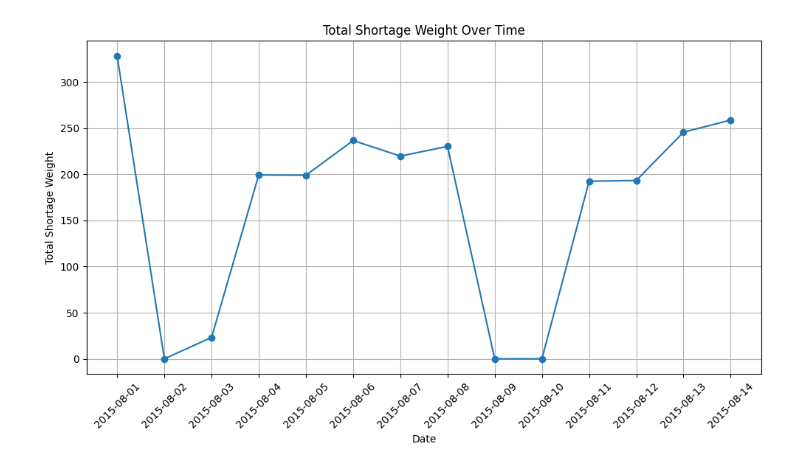
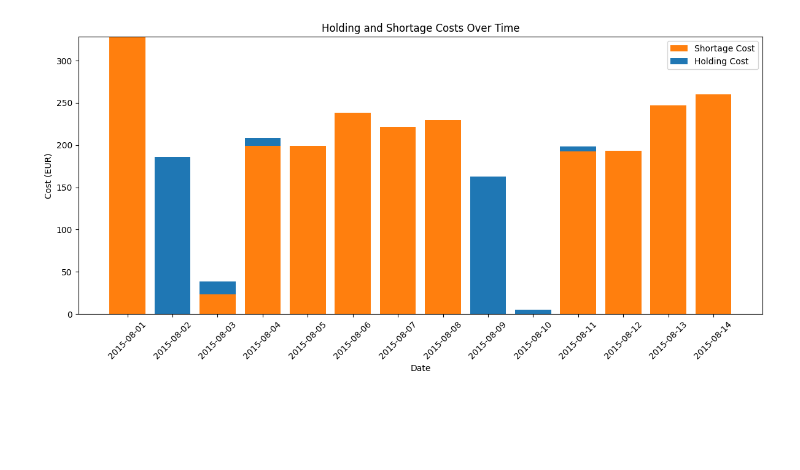
Before and after one commit to FCarrascoHeine/ml-or-demand-planning, a Jupyter notebook: notebooks/optimization_results.ipynb, the cells around one changed output. Drawn from its saved outputs; the diff is of its cells as text; code cells hidden in the pictures; blank space fills up the shorter version.

Commit message:
plot results

```diff
--- a/notebooks/optimization_results.ipynb
+++ b/notebooks/optimization_results.ipynb
@@ -16,15 +23,23 @@ shortage_weights_df = pd.read_csv(root/'results'/'shortage_weights.csv').groupby
 # %%
-x_values = shortage_weights_df['Date']
-y_values = shortage_weights_df['ShortageWeight']
+# Merge holding costs and shortage weights on Date
+costs_df = pd.merge(holding_costs_df, shortage_weights_df, on='Date', how='inner')
 
-plt.figure(figsize=(10, 6))
-plt.plot(x_values, y_values, marker='o')
+dates = costs_df['Date']
+holding_cost = costs_df['HoldingCost']
+shortage_weight = costs_df['ShortageWeight']
+
+plt.figure(figsize=(12, 6))
+
+# Stacked bars: holding cost bottom, shortage weight top
+plt.bar(dates, shortage_weight, label='Shortage Cost', color='#ff7f0e')
+plt.bar(dates, holding_cost, bottom=shortage_weight, label='Holding Cost', color='#1f77b4')
+
 plt.xlabel('Date')
-plt.ylabel('Total Shortage Weight')
-plt.title('Total Shortage Weight Over Time')
+plt.ylabel('Cost (EUR)')
+plt.title('Holding and Shortage Costs Over Time')
 plt.xticks(rotation=45)
-plt.grid(True)
+plt.legend()
 plt.tight_layout()
 plt.show()
 # %% [output]
-[figure, old version]
+[figure, new version]
```
Also changed, not shown: parts of 3 cells of this notebook, 6 other files.
